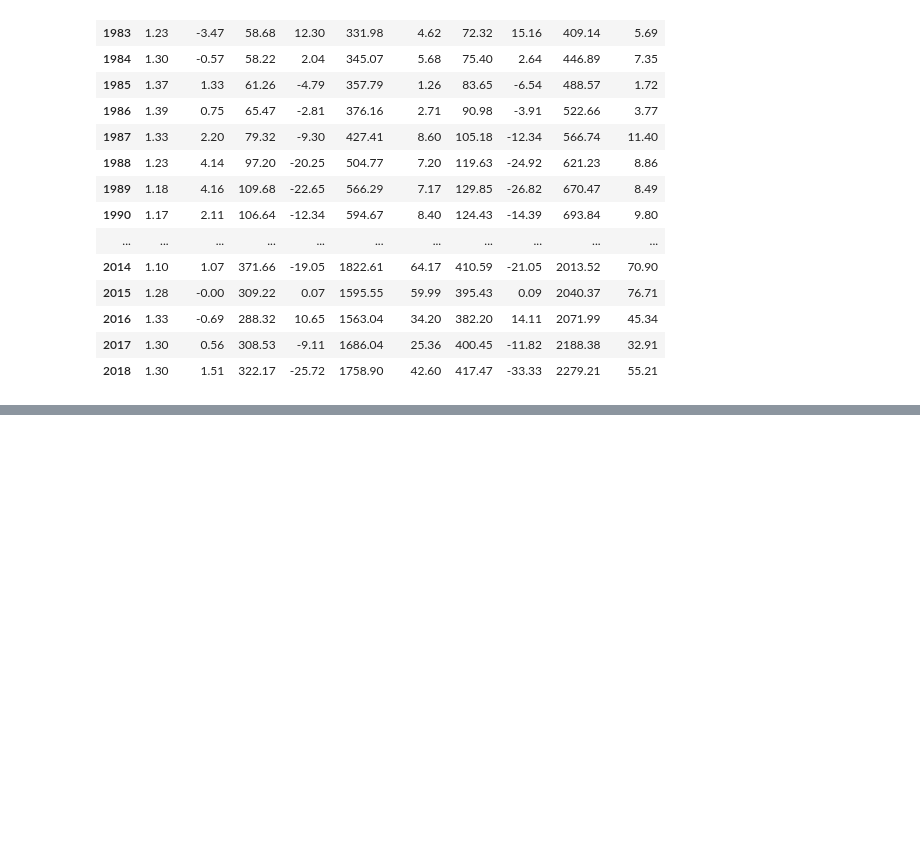
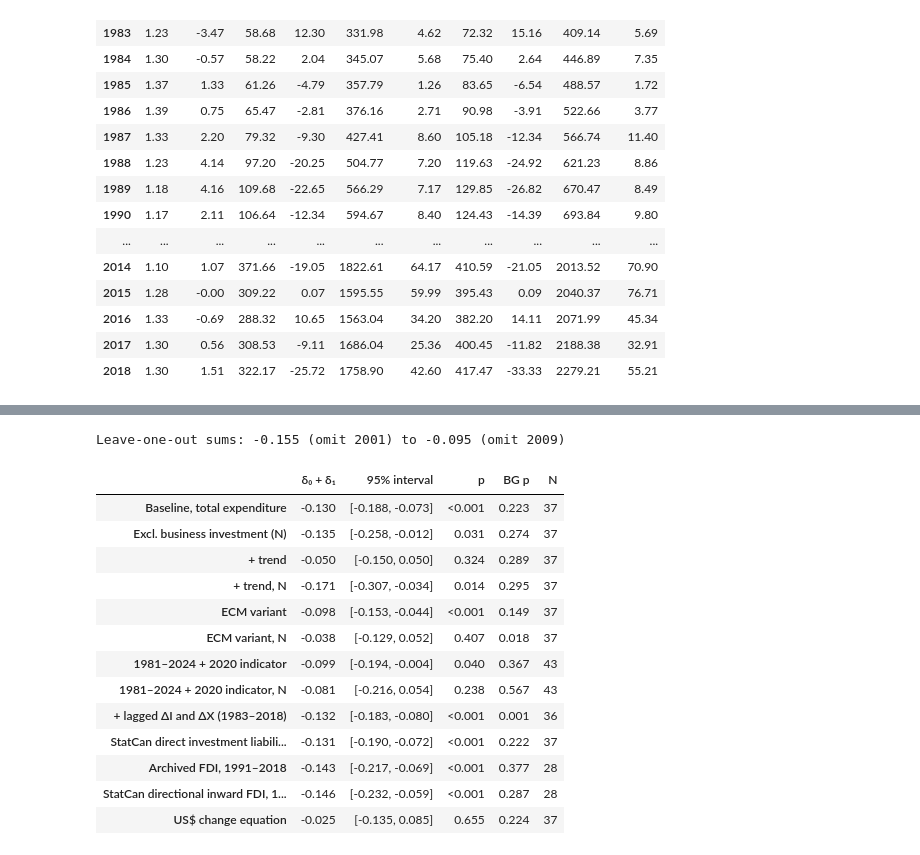
Before and after one commit to Porokmi/canada-fdi-investment, a Jupyter notebook: FDI_Canada.ipynb, the cells around one changed output, grey strips where cells are left out. Cells and saved outputs as stored; diff of their text form; code cells hidden in the pictures; blank space fills up the shorter version.

```diff
--- a/FDI_Canada.ipynb
+++ b/FDI_Canada.ipynb
@@ -334,18 +137,0 @@ with and without the exchange rate as a control.
-# %%
-models = {
-    "ECM, US$ (main)":              (usd,     smf.ols("dI ~ dY + U + FDI + ECT", data=usd).fit(**HAC)),
-    "ECM + FDI x U":                (usd,     smf.ols("dI ~ dY + U + FDI + FDI:U + ECT", data=usd).fit(**HAC)),
-    "ECM, C$":                      (cad,     smf.ols("dI ~ dY + U + FDI + ECT", data=cad).fit(**HAC)),
-    "ECM, US$ to 2024 + 2020":      (usd_ext, smf.ols("dI ~ dY + U + FDI + ECT + covid", data=usd_ext).fit(**HAC)),
-    "First differences, C$":        (cad,     smf.ols("dI ~ dY + U + FDI", data=cad).fit(**HAC)),
-    "First diff., C$ + exch. rate": (cad,     smf.ols("dI ~ dY + U + FDI + fx", data=cad).fit(**HAC)),
-}
-rows = []
-for name, (d, m) in models.items():
-    row = {"Specification": name, "N": int(m.nobs),
-           "Coint. p": f"{coint(d['I'], d['Y'], trend='c')[1]:.3f}",
-           "FDI coef.": f"{m.params['FDI']:.3f}", "FDI p": fmt_p(m.pvalues["FDI"])}
-    row["FDI x U"] = f"{m.params['FDI:U']:.3f} (p={m.pvalues['FDI:U']:.3f})" if "FDI:U" in m.params else "-"
-    rows.append(row)
-table3 = pd.DataFrame(rows).set_index("Specification")
-table3
@@ -402,0 +307,62 @@ print(sorted(os.listdir(TAB_DIR)), sorted(os.listdir(FIG_DIR)))
+# %%
+common = cad.dropna(subset=["dI_l1", "dX_l1", "FDI_l1", "dI", "dX"])
+models = {
+    "Baseline, total expenditure": smf.ols(BASELINE, data=cad).fit(**HAC),
+    "Excl. business investment (N)": smf.ols(BASELINE, data=cad_n).fit(**HAC),
+    "+ trend": smf.ols(BASELINE + " + t", data=cad).fit(**HAC),
+    "+ trend, N": smf.ols(BASELINE + " + t", data=cad_n).fit(**HAC),
+    "ECM variant": smf.ols(BASELINE + " + ECT", data=cad).fit(**HAC),
+    "ECM variant, N": smf.ols(BASELINE + " + ECT", data=cad_n).fit(**HAC),
+    "1981–2024 + 2020 indicator": smf.ols(BASELINE + " + y2020", data=cad_ext).fit(**HAC),
+    "1981–2024 + 2020 indicator, N": smf.ols(BASELINE + " + y2020", data=prep(ext, x="N")).fit(**HAC),
+    "+ lagged ΔI and ΔX (1983–2018)": smf.ols(BASELINE + " + dI_l1 + dX_l1", data=common).fit(**HAC),
+}
+
+def statcan(table):
+    raw = urllib.request.urlopen(f"https://www150.statcan.gc.ca/n1/tbl/csv/{table}-eng.zip", timeout=300).read()
+    return pd.read_csv(zipfile.ZipFile(io.BytesIO(raw)).open(f"{table}.csv"), low_memory=False)
+
+if FETCH_SOURCE_CHECKS:
+    try:
+        a = statcan("36100471")
+        liab = (a[(a.GEO == "Canada") & (a["Financial account"] == "Direct investment liabilities")
+                  & (a["Countries or regions"] == "All countries")]
+                .assign(year=lambda z: z.REF_DATE.astype(int)).set_index("year")["VALUE"] / 1000)
+        q = statcan("36100442")
+        q = q[(q["Asset liability and directional direct investment presentations"]
+               == "Equals: Foreign direct investment in Canada (directional presentation)") & (q["Geographic region"] == "All countries")]
+        q = q.assign(year=q.REF_DATE.str[:4].astype(int))
+        directional = (q.groupby("year")["VALUE"].sum() / 1000)[q.groupby("year").size() == 4]
+        def with_fdi(series, start):
+            z = base.loc[start:2018].copy(); z["FDI_cad"] = series.reindex(z.index); return prep(z)
+        models["StatCan direct investment liabilities"] = smf.ols(BASELINE, data=with_fdi(liab, 1981)).fit(**HAC)
+        models["Archived FDI, 1991–2018"] = smf.ols(BASELINE, data=with_fdi(base["FDI_cad"], 1990)).fit(**HAC)
+        models["StatCan directional inward FDI, 1991–2018"] = smf.ols(BASELINE, data=with_fdi(directional, 1990)).fit(**HAC)
+    except Exception as err:
+        print("Source checks skipped:", err)
+
+models["US$ change equation"] = smf.ols(BASELINE, data=prep(base, "usd")).fit(**HAC)
+sens = pd.DataFrame({k: fdi_sum(m) for k, m in models.items()}).T
+table3 = pd.DataFrame({"δ₀ + δ₁": sens["sum"].map("{:.3f}".format),
+                       "95% interval": [f"[{lo:.3f}, {hi:.3f}]" for lo, hi in zip(sens["lo"], sens["hi"])],
+                       "p": sens["p_sum"].map(fmt_p), "BG p": sens["BG p"].map(fmt_p), "N": sens["N"].astype(int)})
+loo = pd.Series({yr: smf.ols(BASELINE, data=cad.dropna(subset=["dI", "FDI_l1"]).drop(yr)).fit().params[["FDI", "FDI_l1"]].sum()
+                 for yr in cad.dropna(subset=["dI", "FDI_l1"]).index})
+print(f"Leave-one-out sums: {loo.min():.3f} (omit {loo.idxmin()}) to {loo.max():.3f} (omit {loo.idxmax()})")
+table3
+# %% [output]
+Leave-one-out sums: -0.155 (omit 2001) to -0.095 (omit 2009)
+|  | δ₀ + δ₁ | 95% interval | p | BG p | N |
+| Baseline, total expenditure | -0.130 | [-0.188, -0.073] | <0.001 | 0.223 | 37 |
+| Excl. business investment (N) | -0.135 | [-0.258, -0.012] | 0.031 | 0.274 | 37 |
+| + trend | -0.050 | [-0.150, 0.050] | 0.324 | 0.289 | 37 |
+| + trend, N | -0.171 | [-0.307, -0.034] | 0.014 | 0.295 | 37 |
+| ECM variant | -0.098 | [-0.153, -0.044] | <0.001 | 0.149 | 37 |
+| ECM variant, N | -0.038 | [-0.129, 0.052] | 0.407 | 0.018 | 37 |
+| 1981–2024 + 2020 indicator | -0.099 | [-0.194, -0.004] | 0.040 | 0.367 | 43 |
+| 1981–2024 + 2020 indicator, N | -0.081 | [-0.216, 0.054] | 0.238 | 0.567 | 43 |
+| + lagged ΔI and ΔX (1983–2018) | -0.132 | [-0.183, -0.080] | <0.001 | 0.001 | 36 |
+| StatCan direct investment liabili... | -0.131 | [-0.190, -0.072] | <0.001 | 0.222 | 37 |
+| Archived FDI, 1991–2018 | -0.143 | [-0.217, -0.069] | <0.001 | 0.377 | 28 |
+| StatCan directional inward FDI, 1... | -0.146 | [-0.232, -0.059] | <0.001 | 0.287 | 28 |
+| US$ change equation | -0.025 | [-0.135, 0.085] | 0.655 | 0.224 | 37 |
```
Also changed, not shown: parts of 41 cells of this notebook, 24 other files.
